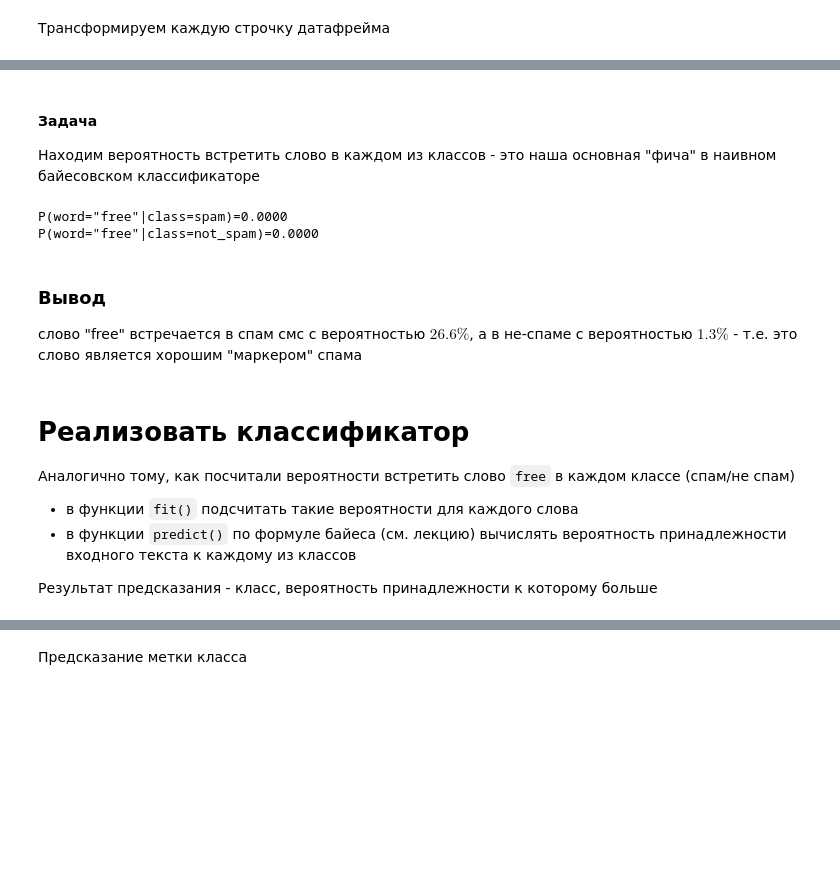
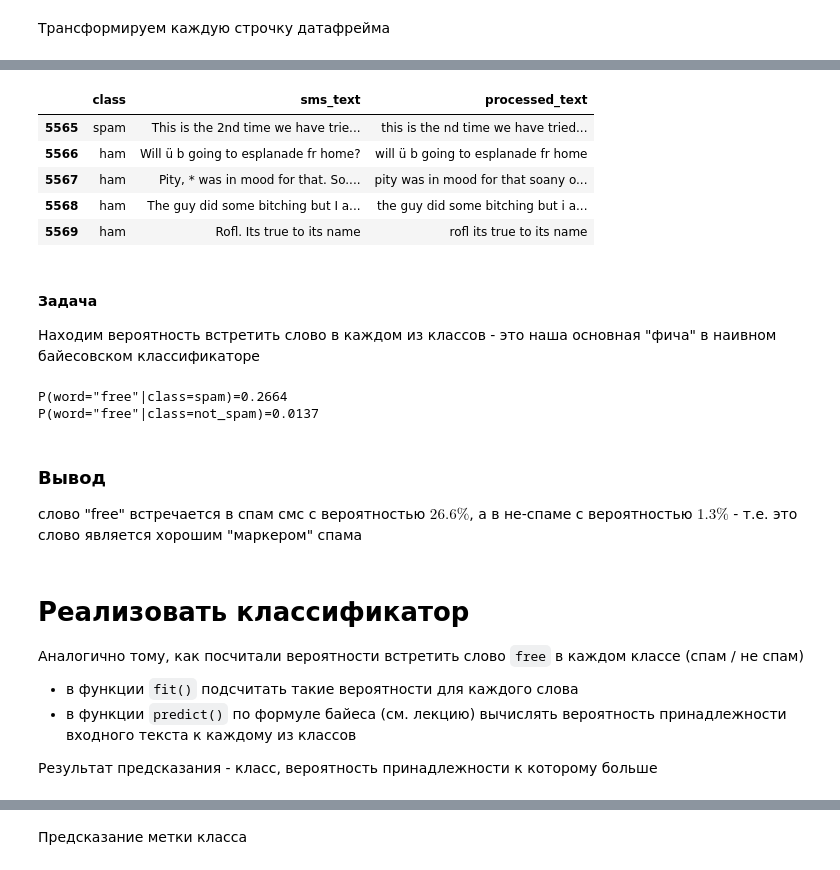
Before and after one commit to kocakn/data_analysis, a Jupyter notebook: I_probability_hw_2_naive_bayes.ipynb, the cells around one changed output, grey strips where cells are left out. Drawn from its saved outputs; the diff is of its cells as text; code cells hidden in the pictures; blank space fills up the shorter version.

Commit message:
test sync

```diff
--- a/I_probability_hw_2_naive_bayes.ipynb
+++ b/I_probability_hw_2_naive_bayes.ipynb
@@ -24,0 +36,4 @@ df.head(3)
+# %%
+df = df.dropna(how='all')
+
+df.tail()
@@ -137,11 +164,15 @@ def text_preprocess(sms_text: str) -> str:
     text_no_punctuation = ''.join([
         char
         for char in sms_text
-        if char not in string.punctuation
+        if (
+            char not in string.punctuation
+            and
+            char not in string.digits
+        )
     ])
     text_lowercase = ' '.join([
         word.lower()
-        for word in text_no_punctuation.split(sep=' ')
+        for word in text_no_punctuation.split()
     ])
 
     return text_lowercase
@@ -163,21 +201,40 @@ df.head()
+# %%
+df.tail()
+# %% [output]
+|  | class | sms_text | processed_text |
+| 5565 | spam | This is the 2nd time we have trie... | this is the nd time we have tried... |
+| 5566 | ham | Will ü b going to esplanade fr home? | will ü b going to esplanade fr home |
+| 5567 | ham | Pity, * was in mood for that. So.... | pity was in mood for that soany o... |
+| 5568 | ham | The guy did some bitching but I a... | the guy did some bitching but i a... |
+| 5569 | ham | Rofl. Its true to its name | rofl its true to its name |
 # %% [markdown]
 #### Задача
 
 Находим вероятность встретить слово в каждом из классов - это наша основная "фича" в наивном байесовском классификаторе
 # %%
 # вероятность встретить слово в спам смс
-# посчитайте, сколько раз test_word встречаемся в документах класса spam
-spam_test_word_entries = 0.0
+# посчитайте, сколько раз test_word встречается в документах класса spam
+spam_messages = df[df['class'] == SPAM_CLASS]['processed_text'].tolist()
+spam_test_word_entries = 0
+for message in spam_messages:
+    if test_word in message:
+        spam_test_word_entries += 1
+
 
 # вероятность встретить слово в не-спам смс
-# посчитайте, сколько раз test_word встречаемся в документах класса spam
-notspam_test_word_entries = 0.0
+# посчитайте, сколько раз test_word встречается в документах класса not_spam
+notspam_messages = df[df['class'] == NOT_SPAM_CLASS]['processed_text'].tolist()
+notspam_test_word_entries = 0
+for message in notspam_messages:
+    if test_word in message:
+        notspam_test_word_entries += 1
+
 
 print(f'P(word="{test_word}"|class=spam)={spam_test_word_entries/spam_sms_num:.4f}')
 print(f'P(word="{test_word}"|class=not_spam)={notspam_test_word_entries/notspam_sms_num:.4f}')
 # %% [output]
-P(word="free"|class=spam)=0.0000
-P(word="free"|class=not_spam)=0.0000
+P(word="free"|class=spam)=0.2664
+P(word="free"|class=not_spam)=0.0137
 # %% [markdown]
 ### Вывод
 
@@ -185,7 +242,7 @@ P(word="free"|class=not_spam)=0.0000
 # %% [markdown]
 # Реализовать классификатор
 
-Аналогично тому, как посчитали вероятности встретить слово `free` в каждом классе (спам/не спам)
+Аналогично тому, как посчитали вероятности встретить слово `free` в каждом классе (спам / не спам)
 * в функции `fit()` подсчитать такие вероятности для каждого слова
 * в функции `predict()` по формуле байеса (см. лекцию) вычислять вероятность принадлежности входного текста к каждому из классов
 
```
Also changed, not shown: parts of 17 cells of this notebook, 1 other file.
